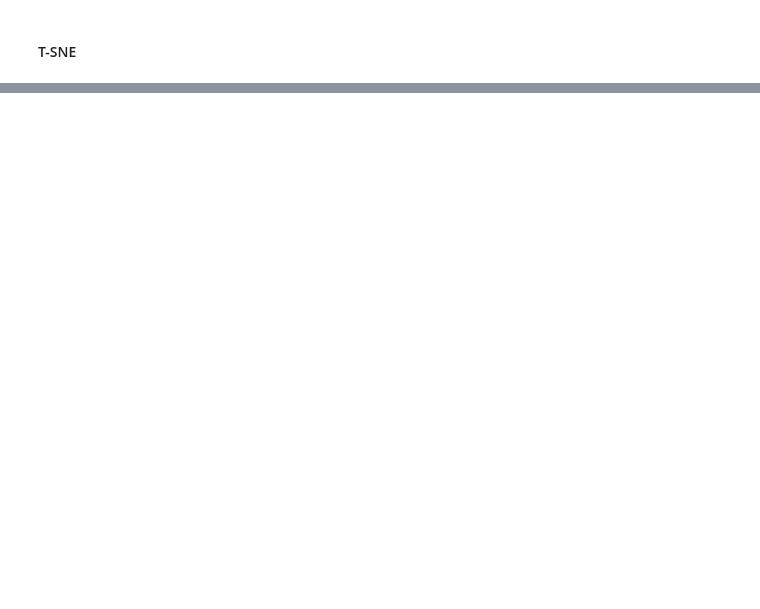
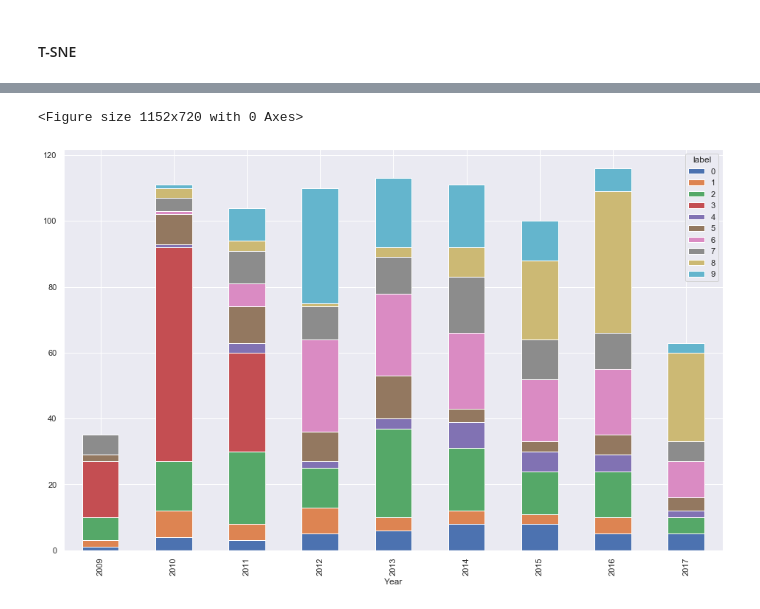
Before and after one commit to carlomarxdk/danish-parlament-text, a Jupyter notebook: 3_TF_IDF.ipynb, the cells around one changed output, grey strips where cells are left out. Cells and saved outputs as stored; diff of their text form; code cells hidden in the pictures; blank space fills up the shorter version.

```diff
--- a/3_TF_IDF.ipynb
+++ b/3_TF_IDF.ipynb
@@ -87,7 +109,7 @@ sns.scatterplot(
 #### T-SNE
 # %%
 time_start = time.time()
-tsne = TSNE(n_components=2, verbose=1, perplexity=35, n_iter=500)
+tsne = TSNE(n_components=2, verbose=1, perplexity=2, n_iter=500)
 #tsne_results = tsne.fit_transform(df_x[words])
 tsne_results = tsne.fit_transform(pca_result)
 print('t-SNE done! Time elapsed: {} seconds'.format(time.time()-time_start))
@@ -118,0 +141,7 @@ sns.scatterplot(
+# %%
+plt.figure(figsize=(16,10))
+df_x.groupby(['Year', 'label'])['Meeting'].count().unstack().plot(kind='bar', stacked=True,  figsize=(16,10))
+plt.show()
+# %% [output]
+<Figure size 1152x720 with 0 Axes>
+[figure, added]
```
Also changed, not shown: parts of 13 cells of this notebook.
